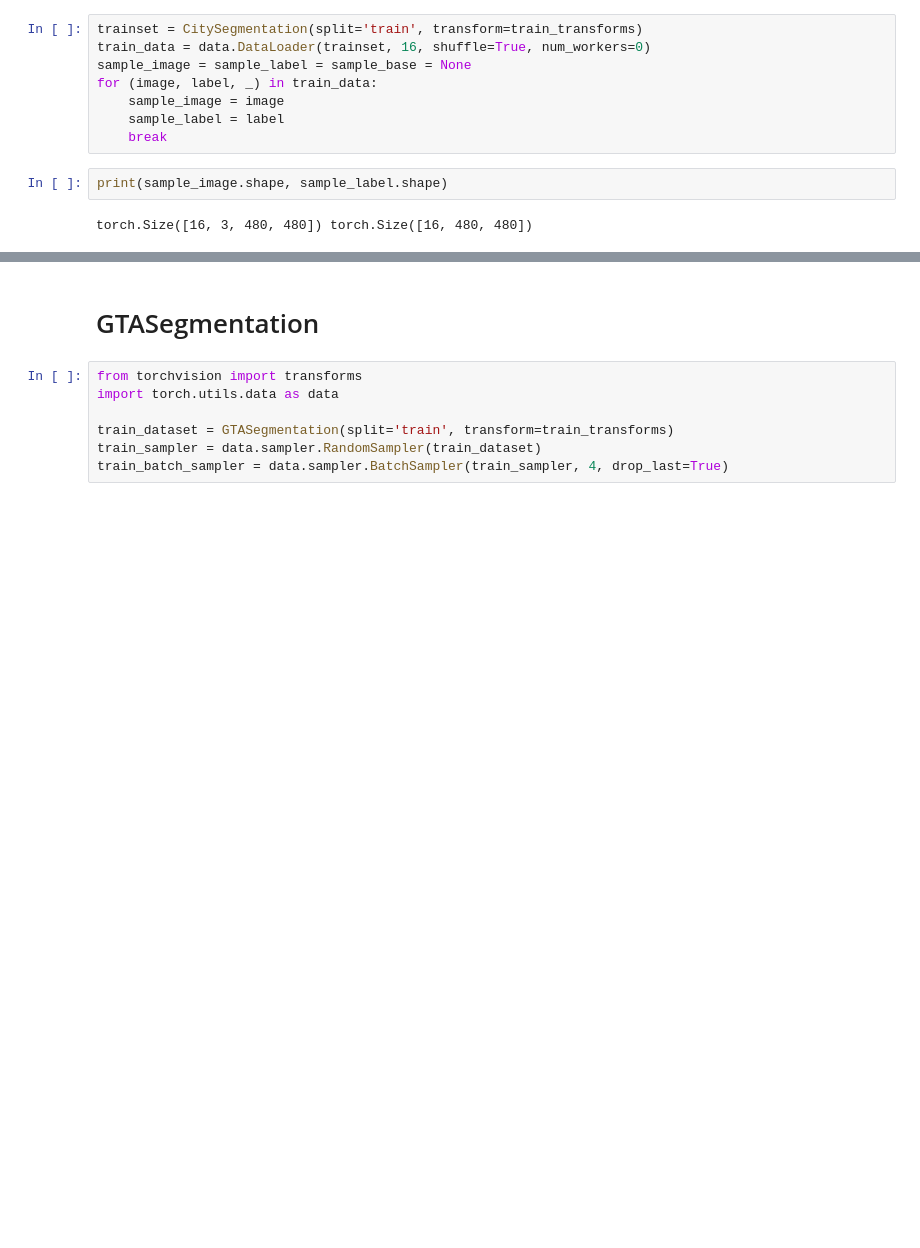
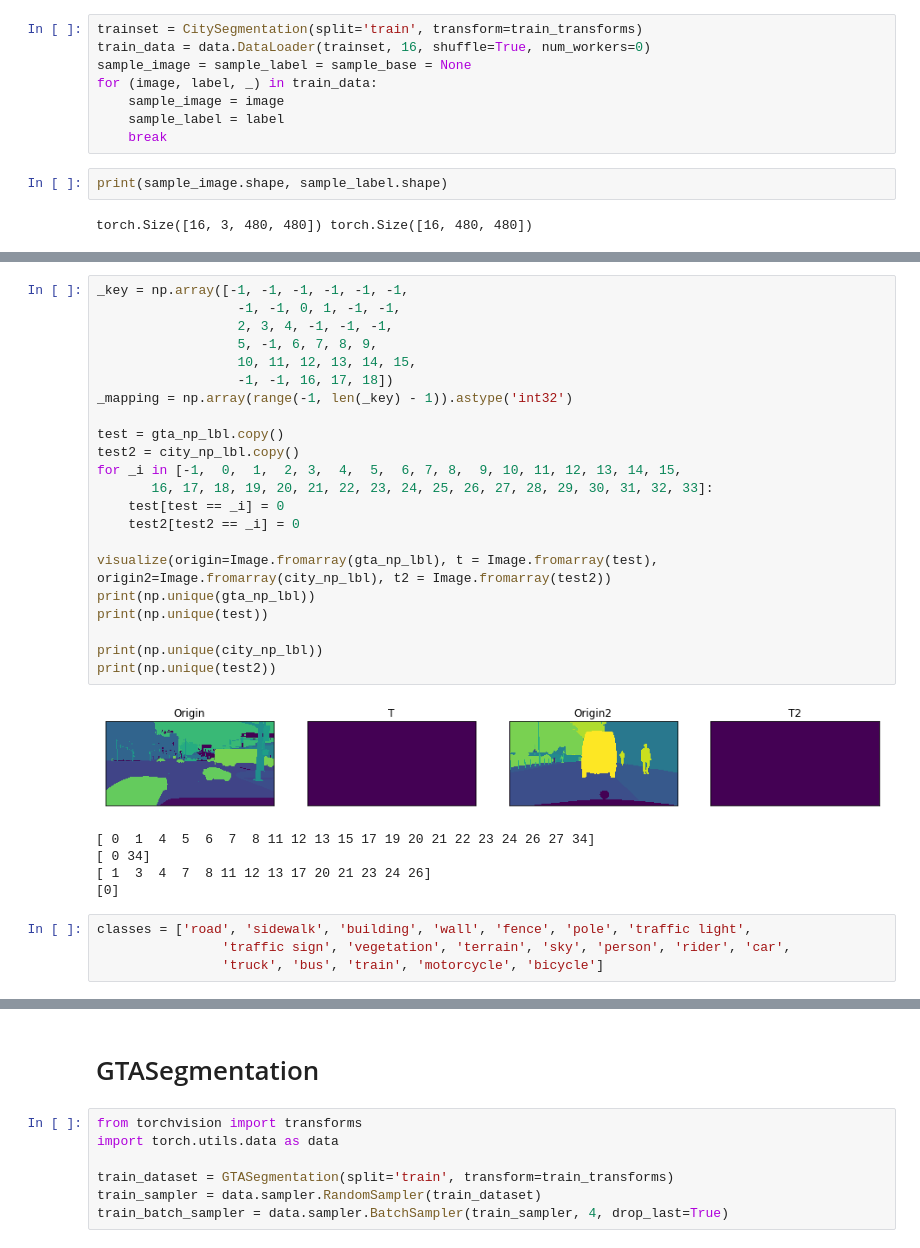
Before and after one commit to hi-space/SSL-Synthetic-Segmentation, a Jupyter notebook: data-scratch.ipynb, the cells around one changed output, grey strips where cells are left out. Drawn from its saved outputs; the diff is of its cells as text; blank space fills up the shorter version.

```diff
--- a/data-scratch.ipynb
+++ b/data-scratch.ipynb
@@ -537 +533,33 @@ visualize(city_img=city_img, city_lbl=city_lbl, gta_img=gta_img, gta_lbl=gta_lbl
+# %%
+_key = np.array([-1, -1, -1, -1, -1, -1,
+                  -1, -1, 0, 1, -1, -1,
+                  2, 3, 4, -1, -1, -1,
+                  5, -1, 6, 7, 8, 9,
+                  10, 11, 12, 13, 14, 15,
+                  -1, -1, 16, 17, 18])
+_mapping = np.array(range(-1, len(_key) - 1)).astype('int32')
+
+test = gta_np_lbl.copy()
+test2 = city_np_lbl.copy()
+for _i in [-1,  0,  1,  2, 3,  4,  5,  6, 7, 8,  9, 10, 11, 12, 13, 14, 15,
+       16, 17, 18, 19, 20, 21, 22, 23, 24, 25, 26, 27, 28, 29, 30, 31, 32, 33]:
+    test[test == _i] = 0
+    test2[test2 == _i] = 0
+
+visualize(origin=Image.fromarray(gta_np_lbl), t = Image.fromarray(test), origin2=Image.fromarray(city_np_lbl), t2 = Image.fromarray(test2))
+print(np.unique(gta_np_lbl))
+print(np.unique(test))
+
+print(np.unique(city_np_lbl))
+print(np.unique(test2))
+# %% [output]
+[figure, added]
+[ 0  1  4  5  6  7  8 11 12 13 15 17 19 20 21 22 23 24 26 27 34]
+[ 0 34]
+[ 1  3  4  7  8 11 12 13 17 20 21 23 24 26]
+[0]
+# %%
+classes = ['road', 'sidewalk', 'building', 'wall', 'fence', 'pole', 'traffic light',
+                'traffic sign', 'vegetation', 'terrain', 'sky', 'person', 'rider', 'car',
+                'truck', 'bus', 'train', 'motorcycle', 'bicycle']
 # %%
```
Also changed, not shown: parts of 15 cells of this notebook, 1 other file.
